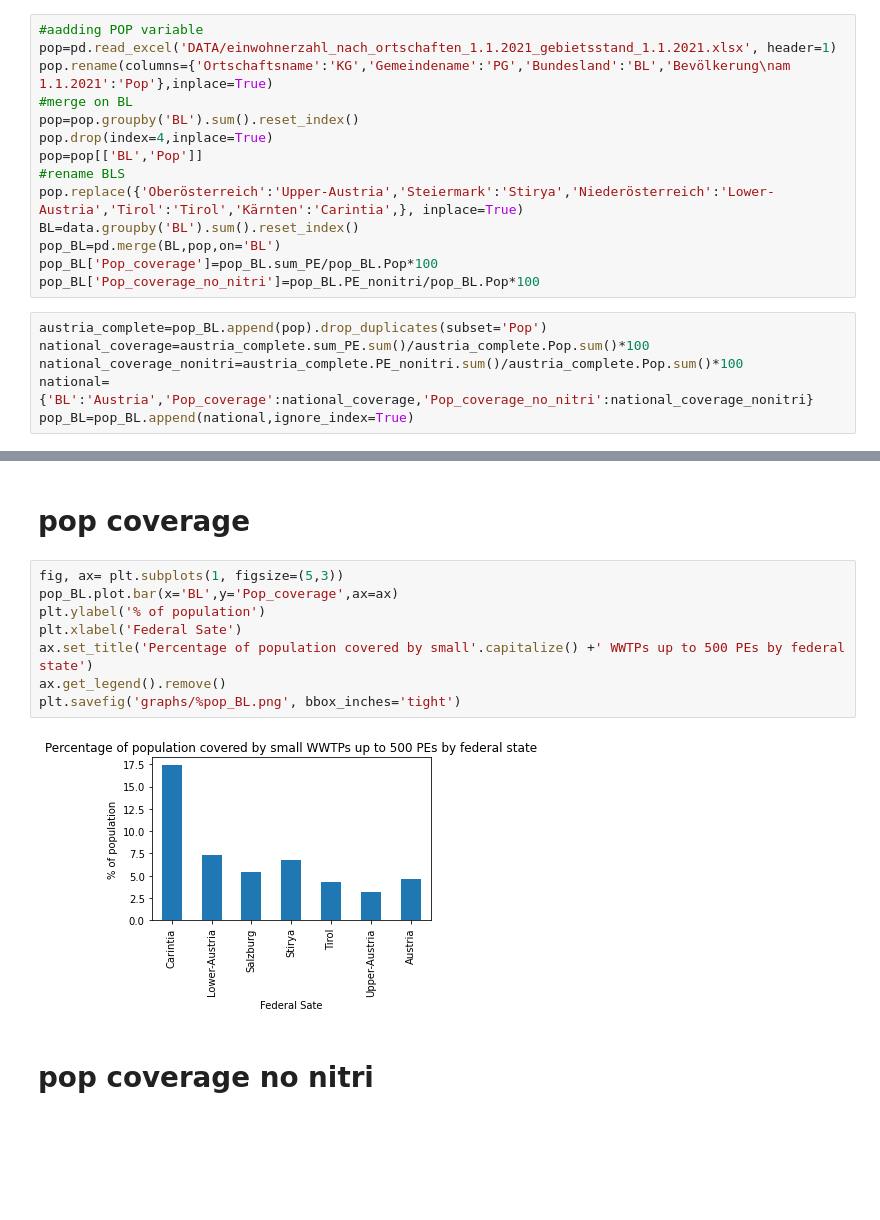
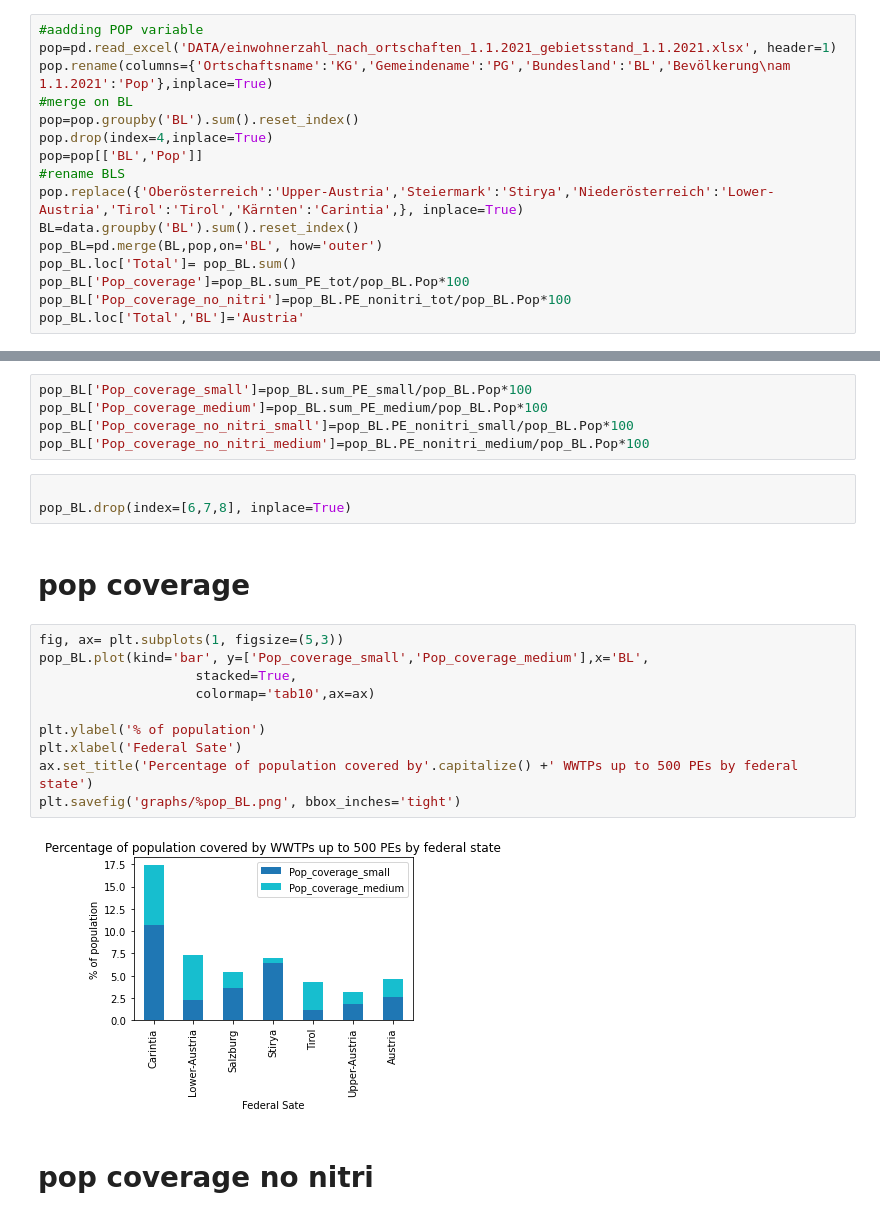
Before and after one commit to anakarpow/Locating-small-wastewater-systems-in-Austria, a Jupyter notebook: unify_graphs.ipynb, the cells around one changed output, grey strips where cells are left out. Saved outputs shown, nothing was run; the diff lists cells and outputs as text; blank space fills up the shorter version.

```diff
--- a/unify_graphs.ipynb
+++ b/unify_graphs.ipynb
@@ -236,12 +245,8 @@ pop=pop[['BL','Pop']]
 #rename BLS
 pop.replace({'Oberösterreich':'Upper-Austria','Steiermark':'Stirya','Niederösterreich':'Lower-Austria','Tirol':'Tirol','Kärnten':'Carintia',}, inplace=True)
 BL=data.groupby('BL').sum().reset_index()
-pop_BL=pd.merge(BL,pop,on='BL')
-pop_BL['Pop_coverage']=pop_BL.sum_PE/pop_BL.Pop*100
-pop_BL['Pop_coverage_no_nitri']=pop_BL.PE_nonitri/pop_BL.Pop*100
+pop_BL=pd.merge(BL,pop,on='BL', how='outer')
+pop_BL.loc['Total']= pop_BL.sum()
+pop_BL['Pop_coverage']=pop_BL.sum_PE_tot/pop_BL.Pop*100
+pop_BL['Pop_coverage_no_nitri']=pop_BL.PE_nonitri_tot/pop_BL.Pop*100
+pop_BL.loc['Total','BL']='Austria'
-# %%
-austria_complete=pop_BL.append(pop).drop_duplicates(subset='Pop')
-national_coverage=austria_complete.sum_PE.sum()/austria_complete.Pop.sum()*100
-national_coverage_nonitri=austria_complete.PE_nonitri.sum()/austria_complete.Pop.sum()*100
-national={'BL':'Austria','Pop_coverage':national_coverage,'Pop_coverage_no_nitri':national_coverage_nonitri}
-pop_BL=pop_BL.append(national,ignore_index=True)
@@ -259,15 +253,25 @@ pop_BL
+# %%
+pop_BL['Pop_coverage_small']=pop_BL.sum_PE_small/pop_BL.Pop*100
+pop_BL['Pop_coverage_medium']=pop_BL.sum_PE_medium/pop_BL.Pop*100
+pop_BL['Pop_coverage_no_nitri_small']=pop_BL.PE_nonitri_small/pop_BL.Pop*100
+pop_BL['Pop_coverage_no_nitri_medium']=pop_BL.PE_nonitri_medium/pop_BL.Pop*100
+# %%
+
+pop_BL.drop(index=[6,7,8], inplace=True)
 # %% [markdown]
 # pop coverage
 # %%
 fig, ax= plt.subplots(1, figsize=(5,3))
-pop_BL.plot.bar(x='BL',y='Pop_coverage',ax=ax)
+pop_BL.plot(kind='bar', y=['Pop_coverage_small','Pop_coverage_medium'],x='BL',
+                    stacked=True,
+                    colormap='tab10',ax=ax)
+
 plt.ylabel('% of population')
 plt.xlabel('Federal Sate')
-ax.set_title('Percentage of population covered by small'.capitalize() +' WWTPs up to 500 PEs by federal state')
-ax.get_legend().remove()
+ax.set_title('Percentage of population covered by'.capitalize() +' WWTPs up to 500 PEs by federal state')
 plt.savefig('graphs/%pop_BL.png', bbox_inches='tight')
 # %% [output]
-[figure, old version]
+[figure, new version]
 # %% [markdown]
 # pop coverage no nitri
 # %%
```
Also changed, not shown: parts of 19 cells of this notebook, 12 other files.
